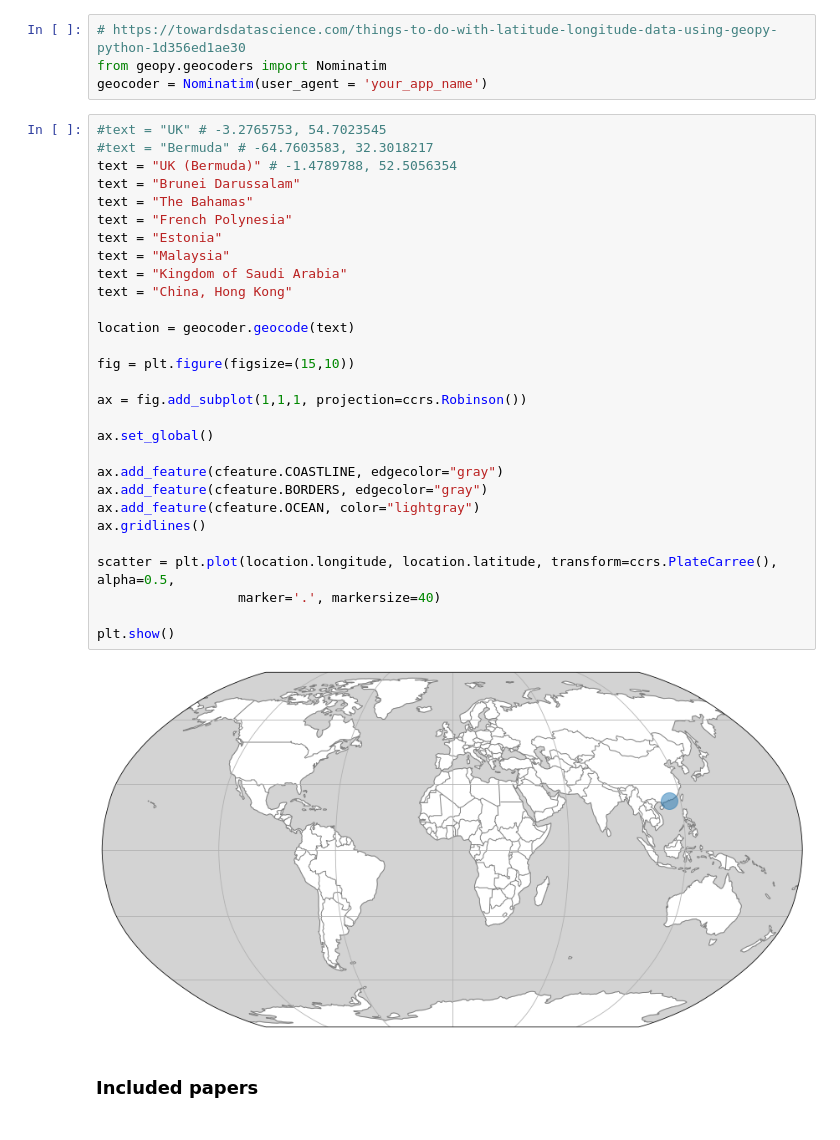
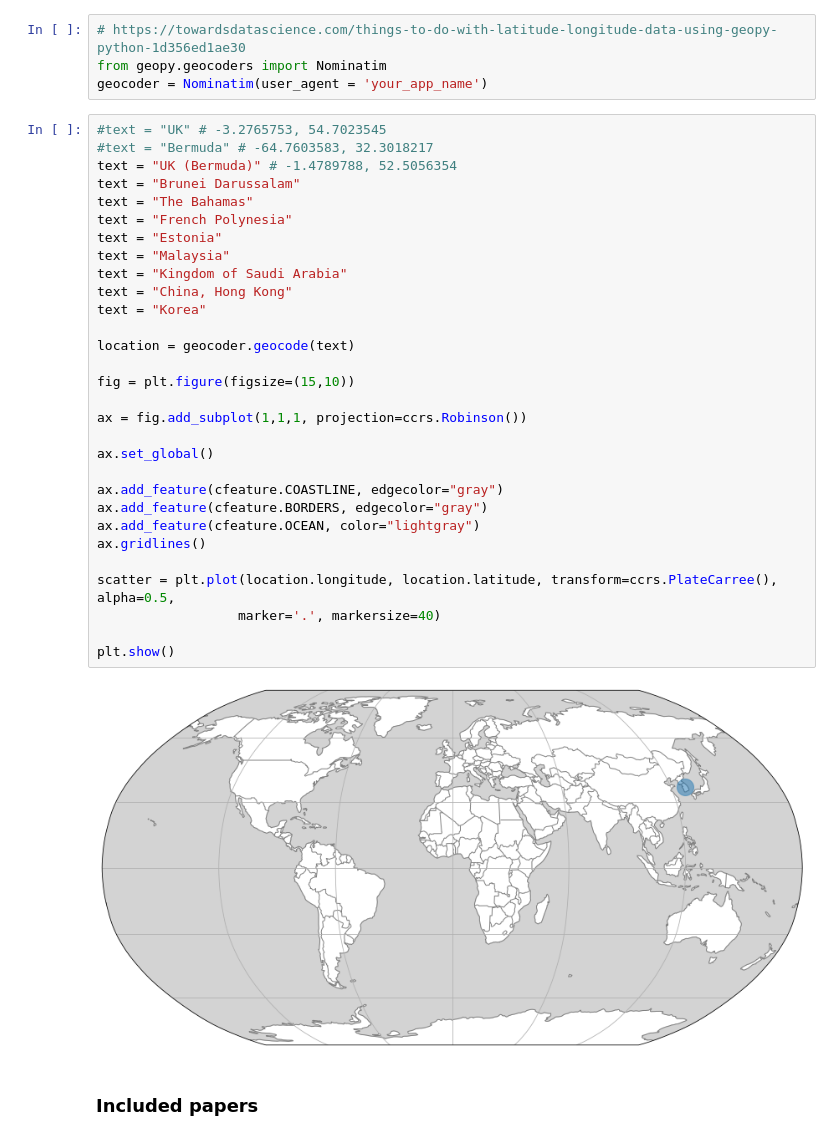
Before and after one commit to PBrockmann/PANGAEA_Scraping, a Jupyter notebook: PANGAEA_Country_affiliation_01.ipynb, the cells around one changed output. Cells and saved outputs as stored; diff of their text form.

```diff
--- a/PANGAEA_Country_affiliation_01.ipynb
+++ b/PANGAEA_Country_affiliation_01.ipynb
@@ -146,34 +146,35 @@ geocoder = Nominatim(user_agent = 'your_app_name')
 # %%
 #text = "UK" # -3.2765753, 54.7023545
 #text = "Bermuda" # -64.7603583, 32.3018217
 text = "UK (Bermuda)" # -1.4789788, 52.5056354
 text = "Brunei Darussalam"
 text = "The Bahamas"
 text = "French Polynesia"
 text = "Estonia"
 text = "Malaysia"
 text = "Kingdom of Saudi Arabia"
 text = "China, Hong Kong"
+text = "Korea"
 
 location = geocoder.geocode(text)
 
 fig = plt.figure(figsize=(15,10))
 
 ax = fig.add_subplot(1,1,1, projection=ccrs.Robinson())
 
 ax.set_global()
 
 ax.add_feature(cfeature.COASTLINE, edgecolor="gray")
 ax.add_feature(cfeature.BORDERS, edgecolor="gray")
 ax.add_feature(cfeature.OCEAN, color="lightgray")
 ax.gridlines()
 
 scatter = plt.plot(location.longitude, location.latitude, transform=ccrs.PlateCarree(), alpha=0.5,
                   marker='.', markersize=40)
 
 plt.show()
 # %% [output]
-[figure, old version]
+[figure, new version]
 # %% [markdown]
 ### Included papers
 # %%
```
Also changed, not shown: 1 other file.
